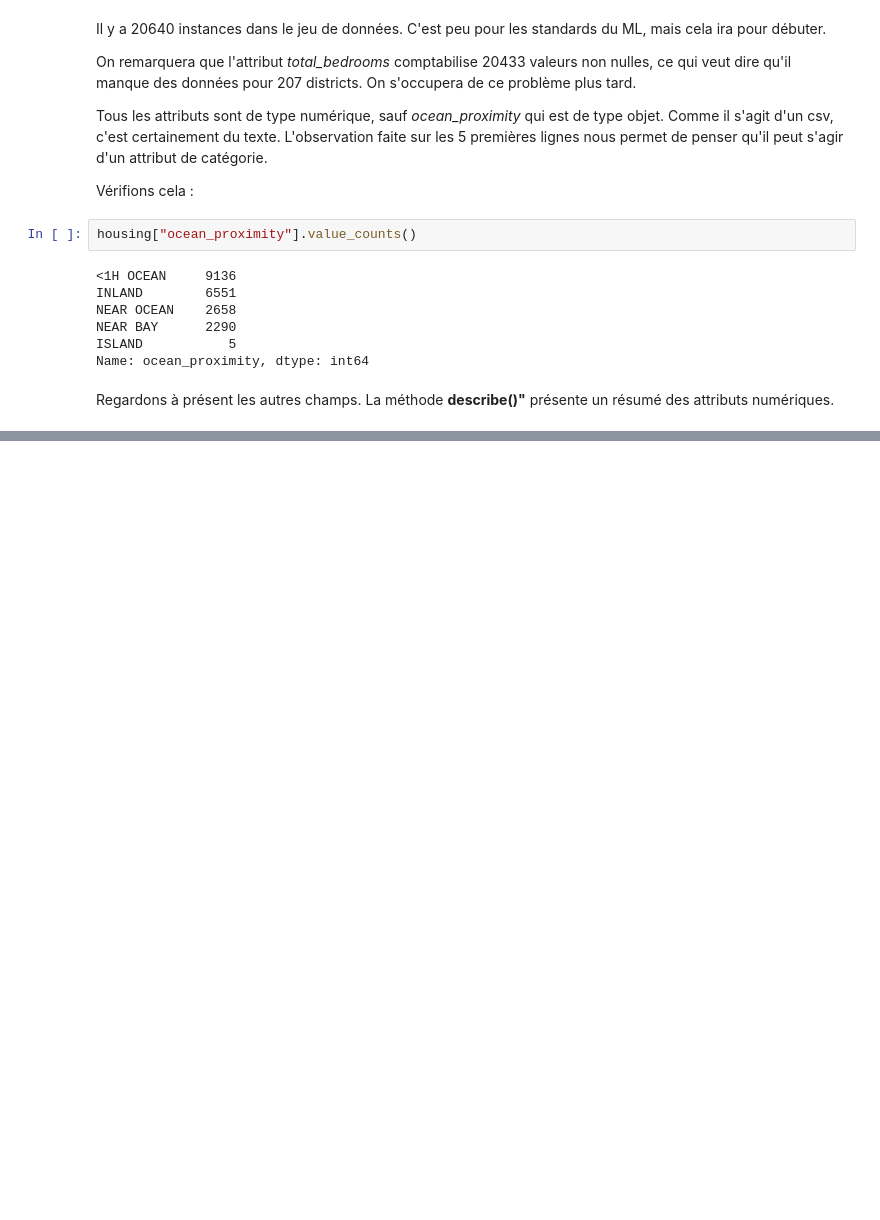
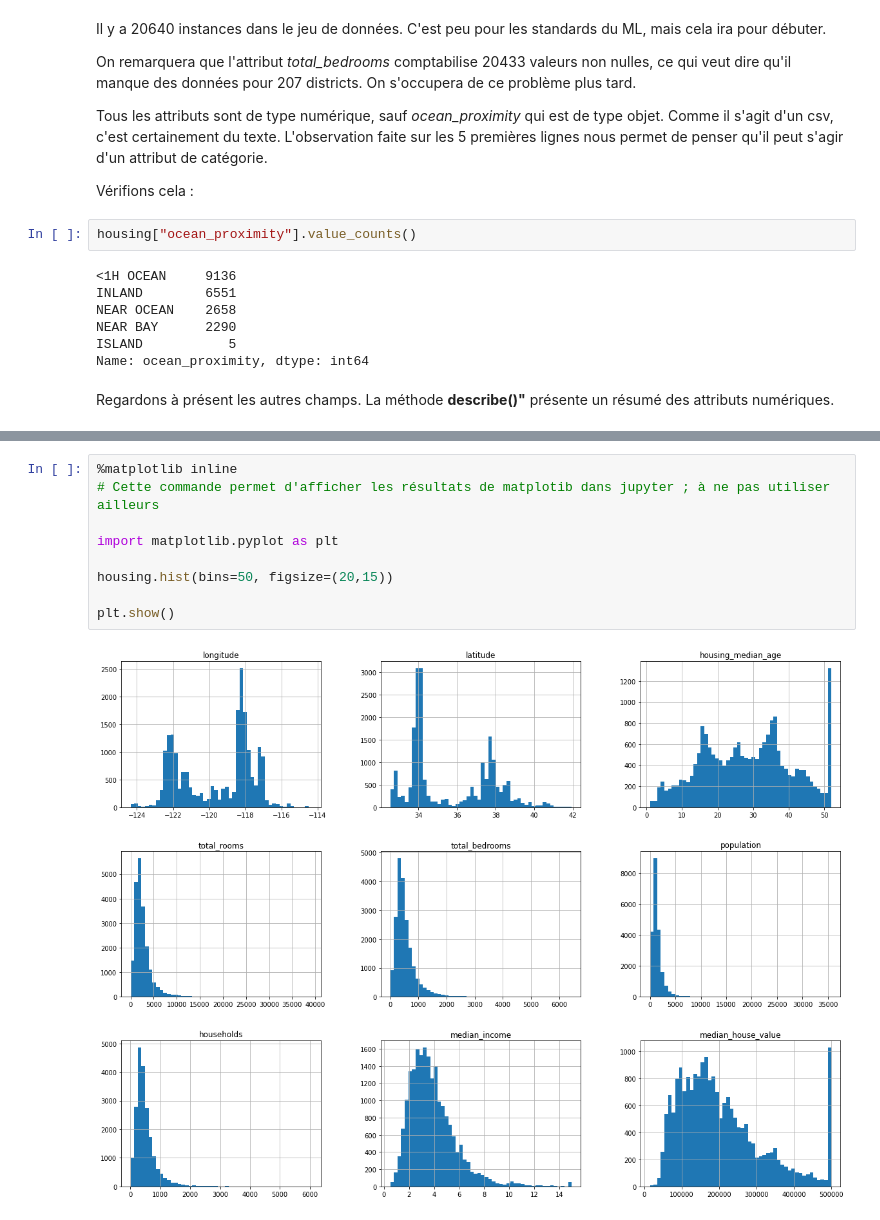
Before and after one commit to CLOCK-PhD/Machine-Learning-Projects, a Jupyter notebook: ch2_project/e2emlproj.ipynb, the cells around one changed output, grey strips where cells are left out. Cells and saved outputs as stored; diff of their text form; blank space fills up the shorter version.

Commit message:
ajout des histogrammes avec matplotlib

```diff
--- a/ch2_project/e2emlproj.ipynb
+++ b/ch2_project/e2emlproj.ipynb
@@ -184,0 +191,11 @@ housing.describe()
+# %%
+%matplotlib inline
+# Cette commande permet d'afficher les résultats de matplotib dans jupyter ; à ne pas utiliser ailleurs
+
+import matplotlib.pyplot as plt
+
+housing.hist(bins=50, figsize=(20,15))
+
+plt.show()
+# %% [output]
+[figure, added]
```
Also changed, not shown: parts of 2 cells of this notebook.
